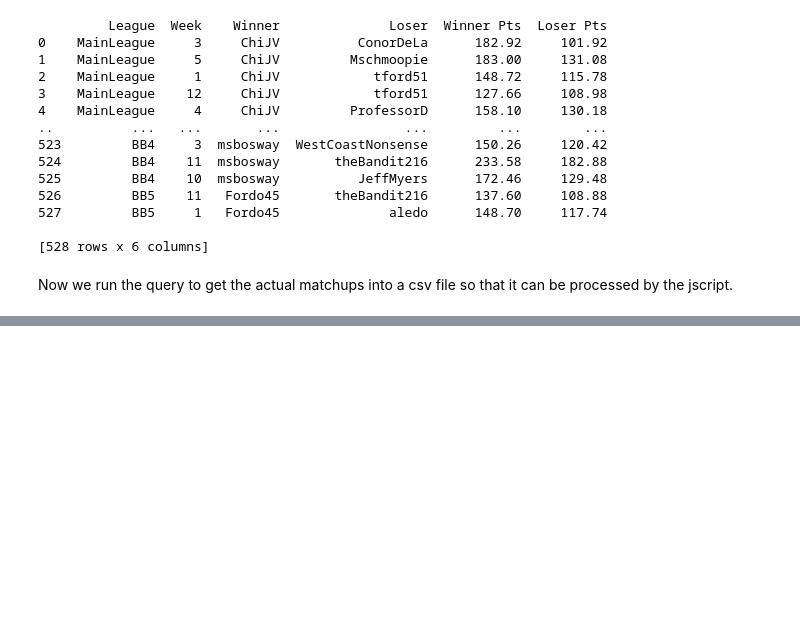
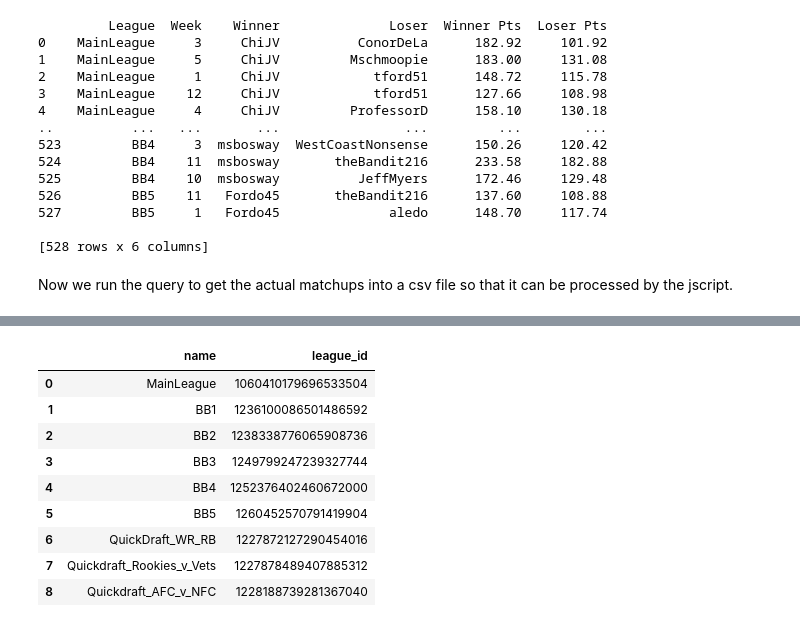
Before and after one commit to MLDERES/LegendsOfGridiron, a Jupyter notebook: scripts/data_collection.ipynb, the cells around one changed output, grey strips where cells are left out. Cells and saved outputs as stored; diff of their text form; code cells hidden in the pictures; blank space fills up the shorter version.

```diff
--- a/scripts/data_collection.ipynb
+++ b/scripts/data_collection.ipynb
@@ -400,0 +420,14 @@ pd.concat([df_outcomes,df_output], axis=0).to_csv('../data/league_outcomes.csv',
+# %%
+df = run_query("SELECT * from league")
+df
+# %% [output]
+|  | name | league_id |
+| 0 | MainLeague | 1060410179696533504 |
+| 1 | BB1 | 1236100086501486592 |
+| 2 | BB2 | 1238338776065908736 |
+| 3 | BB3 | 1249799247239327744 |
+| 4 | BB4 | 1252376402460672000 |
+| 5 | BB5 | 1260452570791419904 |
+| 6 | QuickDraft_WR_RB | 1227872127290454016 |
+| 7 | Quickdraft_Rookies_v_Vets | 1227878489407885312 |
+| 8 | Quickdraft_AFC_v_NFC | 1228188739281367040 |
```
Also changed, not shown: parts of 7 cells of this notebook, 15 other files.
